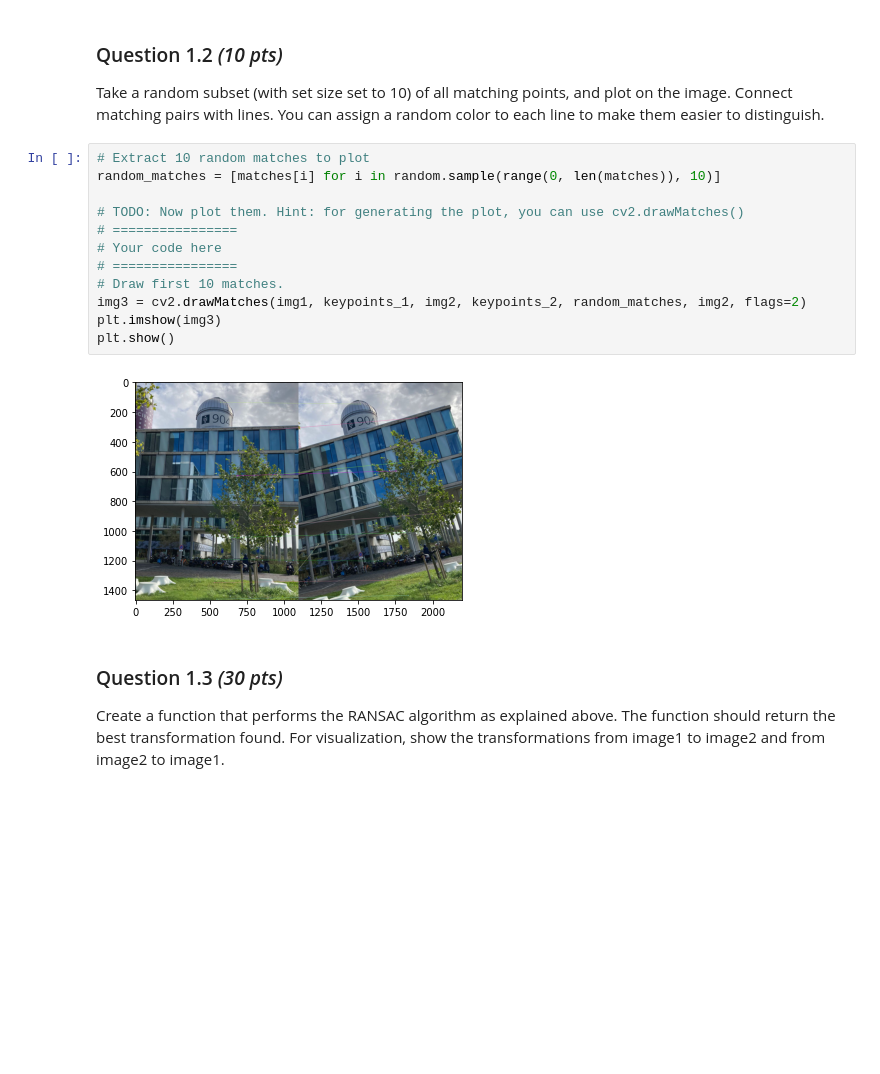
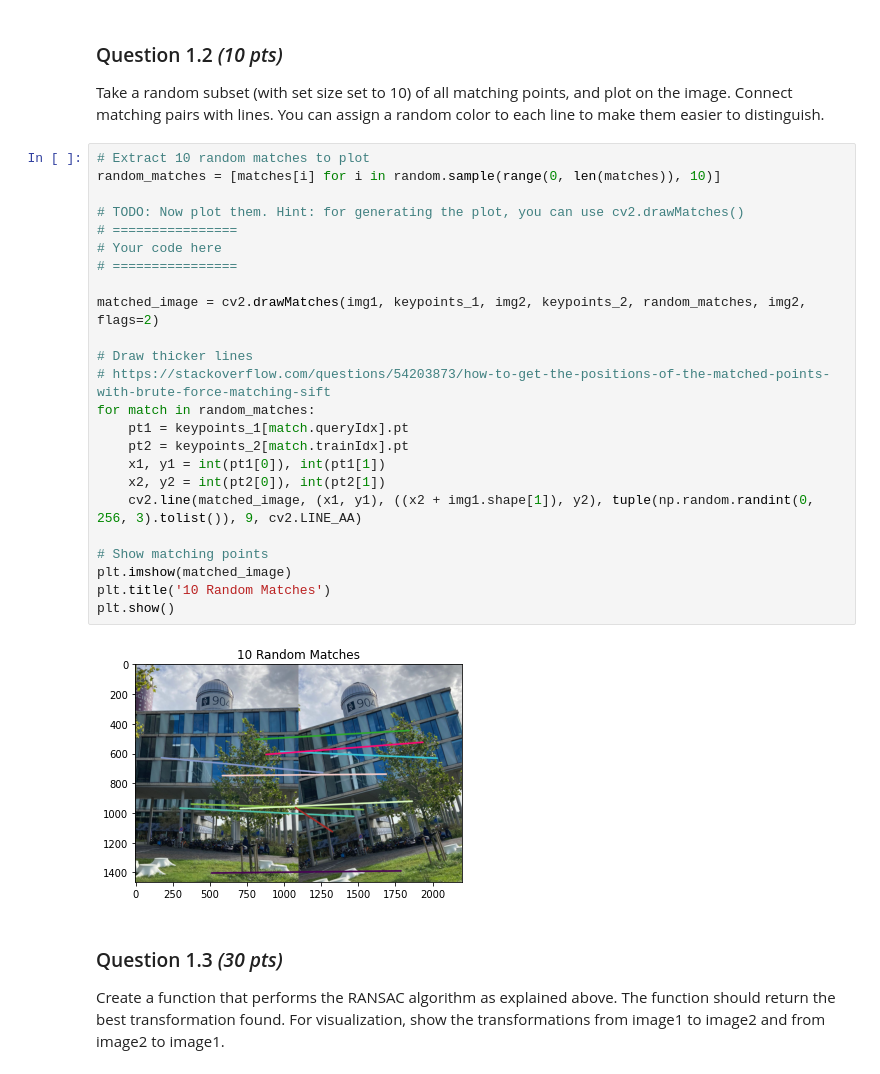
Before and after one commit to danilotpnta/computer_vission1, a Jupyter notebook: Lab4/CV1_Lab4_Students.ipynb, the cells around one changed output. Drawn from its saved outputs; the diff is of its cells as text; blank space fills up the shorter version.

```diff
--- a/Lab4/CV1_Lab4_Students.ipynb
+++ b/Lab4/CV1_Lab4_Students.ipynb
@@ -191,17 +191,29 @@ Take a random subset (with set size set to 10) of all matching points, and plot
 # %%
 # Extract 10 random matches to plot
 random_matches = [matches[i] for i in random.sample(range(0, len(matches)), 10)]
 
 # TODO: Now plot them. Hint: for generating the plot, you can use cv2.drawMatches()
 # ================
 # Your code here
 # ================
-# Draw first 10 matches.
-img3 = cv2.drawMatches(img1, keypoints_1, img2, keypoints_2, random_matches, img2, flags=2)
-plt.imshow(img3)
+
+matched_image = cv2.drawMatches(img1, keypoints_1, img2, keypoints_2, random_matches, img2, flags=2)
+
+# Draw thicker lines
+# https://stackoverflow.com/questions/54203873/how-to-get-the-positions-of-the-matched-points-with-brute-force-matching-sift
+for match in random_matches:
+    pt1 = keypoints_1[match.queryIdx].pt
+    pt2 = keypoints_2[match.trainIdx].pt
+    x1, y1 = int(pt1[0]), int(pt1[1])
+    x2, y2 = int(pt2[0]), int(pt2[1])
+    cv2.line(matched_image, (x1, y1), ((x2 + img1.shape[1]), y2), tuple(np.random.randint(0, 256, 3).tolist()), 9, cv2.LINE_AA)
+
+# Show matching points
+plt.imshow(matched_image)
+plt.title('10 Random Matches')
 plt.show()
 # %% [output]
-[figure, old version]
+[figure, new version]
 # %% [markdown]
  ### Question 1.3 *(30 pts)*
 Create a function that performs the RANSAC algorithm as explained above. The function should return the best transformation found. For visualization, show the transformations from image1 to image2 and from image2 to image1.
```
Also changed, not shown: parts of 13 cells of this notebook, 1 other file.
